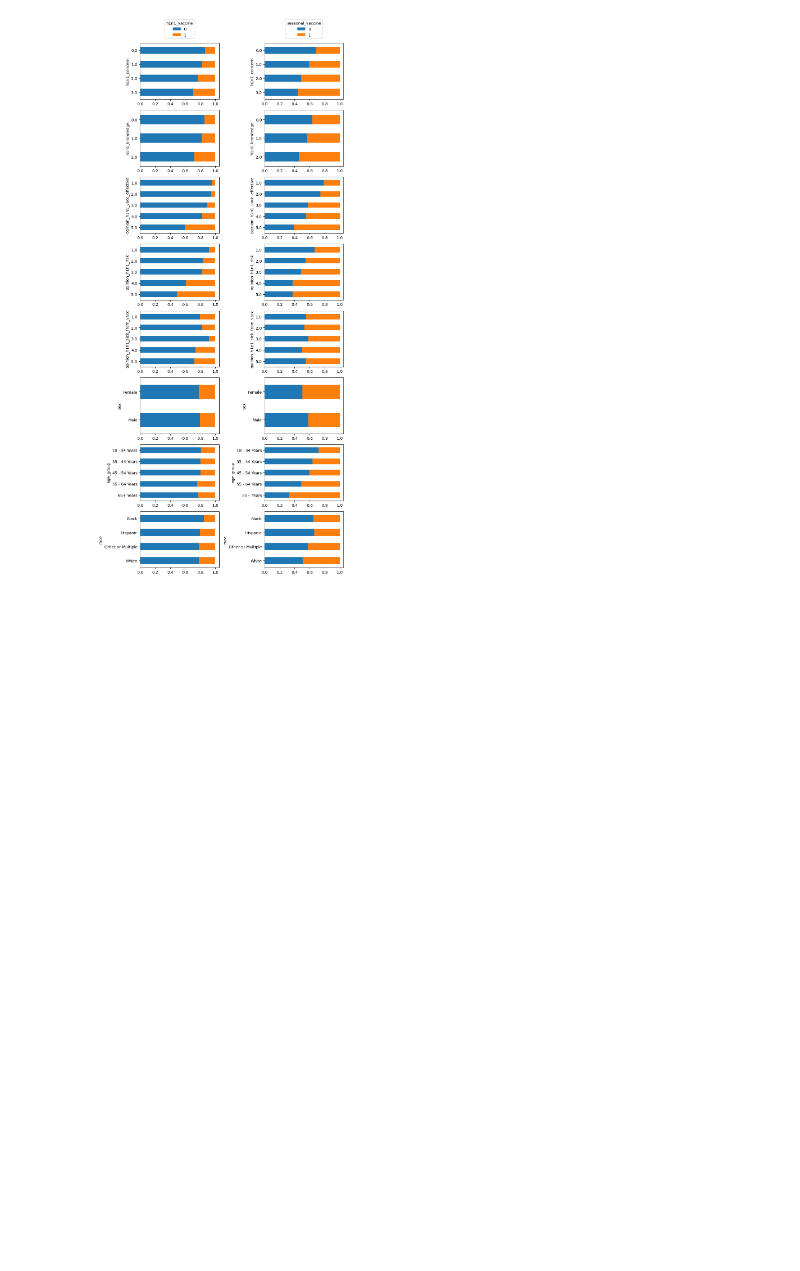
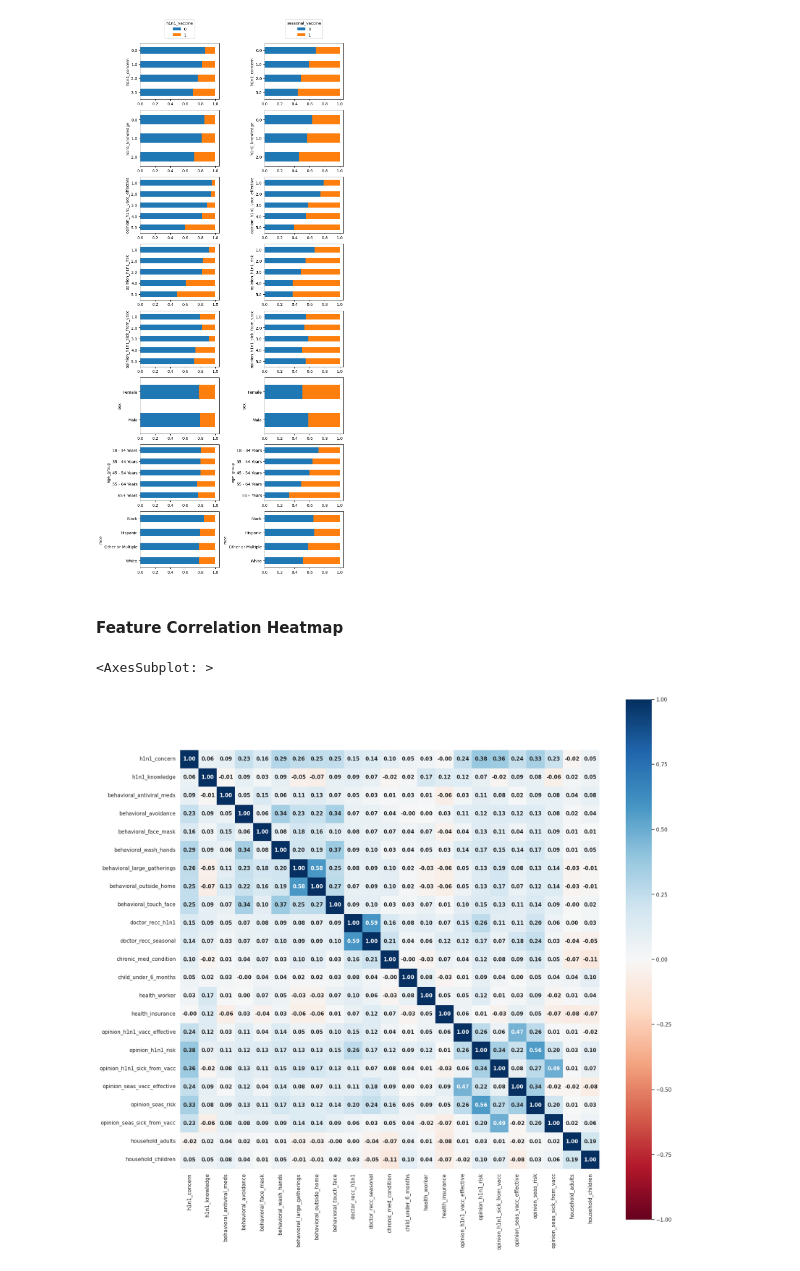
Before and after one commit to jorge-pais/APC_FluShotLearning, a Jupyter notebook: src/Project_dataAnalysis.ipynb, the cells around one changed output. Saved outputs shown, nothing was run; the diff lists cells and outputs as text; code cells hidden in the pictures; blank space fills up the shorter version.

```diff
--- a/src/Project_dataAnalysis.ipynb
+++ b/src/Project_dataAnalysis.ipynb
@@ -120,3 +120,17 @@ ax[0, 1].legend(loc='lower center', bbox_to_anchor=(0.5, 1.05), title='seasonal_
 fig.tight_layout()
 # %% [output]
 [figure]
+# %% [markdown]
+#### Feature Correlation Heatmap
+# %%
+from pathlib import Path
+import pandas as pd
+import seaborn as sns
+
+corr = features_train.corr(numeric_only=True)
+sns.set(rc={'figure.figsize':(20,20)})
+sns.heatmap(corr, cmap='RdBu', vmin=-1, vmax=1, annot=True,
+            annot_kws={'fontsize':11, 'fontweight':'bold'}, square=True, fmt='.2f')
+# %% [output]
+<AxesSubplot: >
+[figure, added]
```
Also changed, not shown: 1 other file.
